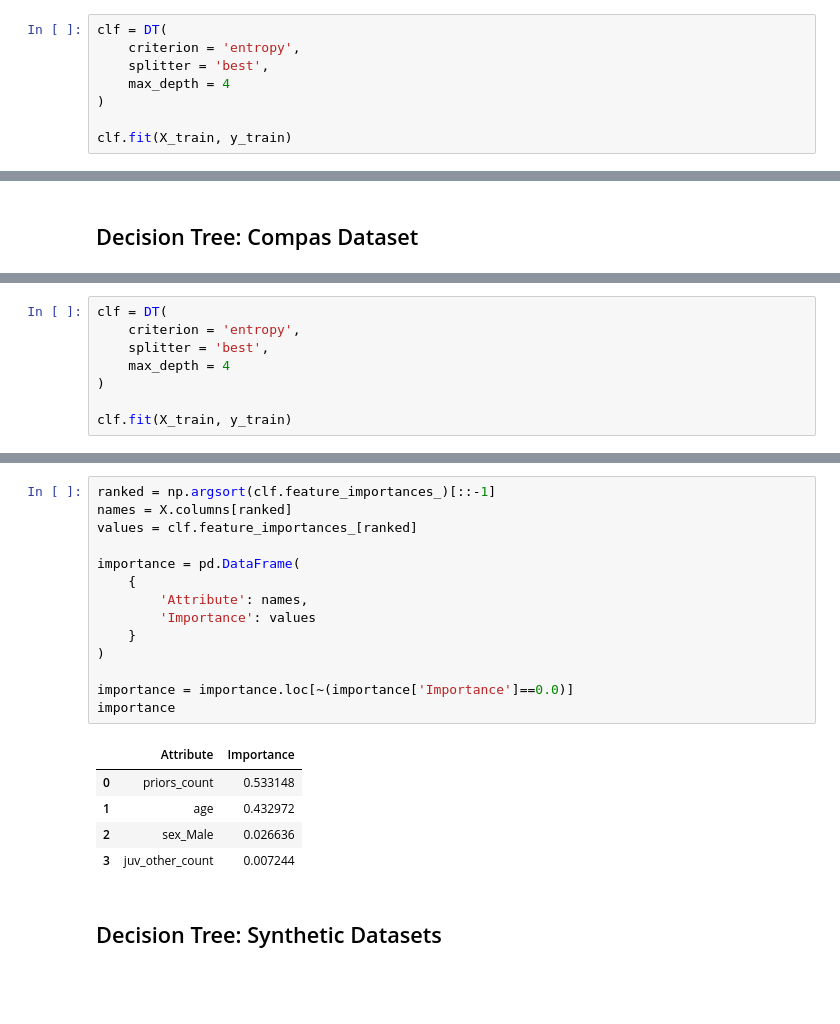
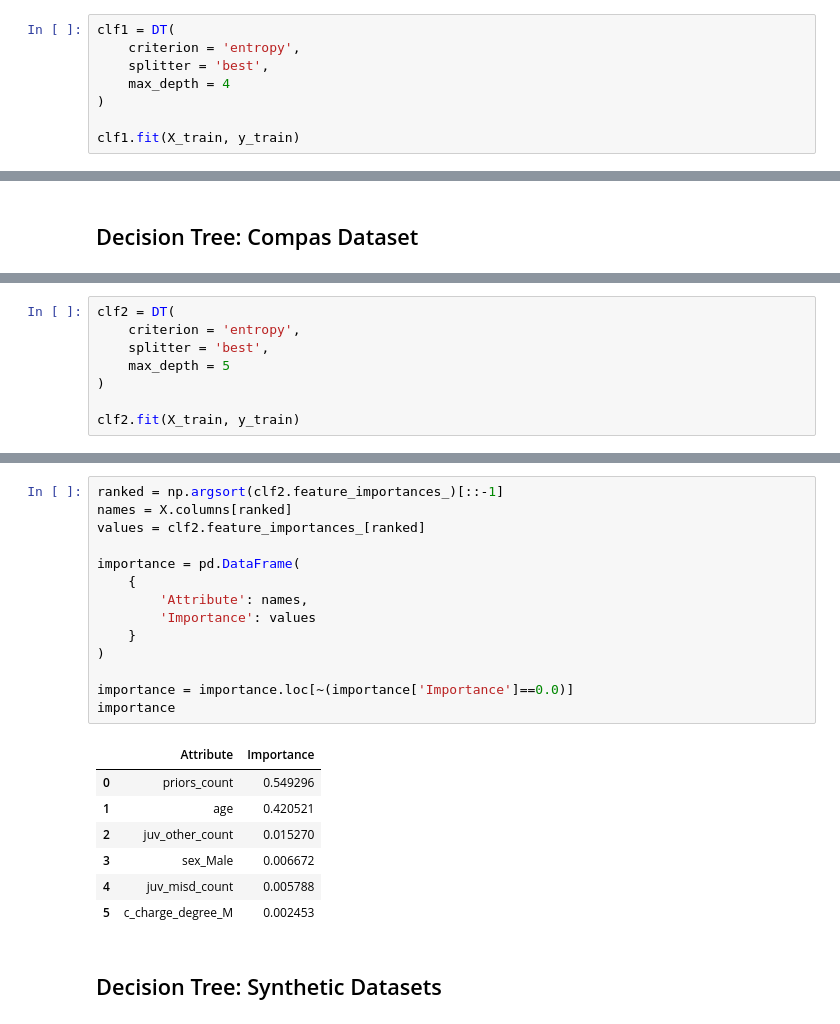
Before and after one commit to bcwein/Forseti, a Jupyter notebook: notebooks/intepretability.ipynb, the cells around one changed output, grey strips where cells are left out. Drawn from its saved outputs; the diff is of its cells as text; blank space fills up the shorter version.

```diff
--- a/notebooks/intepretability.ipynb
+++ b/notebooks/intepretability.ipynb
@@ -54,13 +55,13 @@ X = X.join(Xcat)
 # %% [markdown]
 Train the model on the training data.
 # %%
-clf = DT(
+clf1 = DT(
     criterion = 'entropy',
     splitter = 'best',
     max_depth = 4
 )
 
-clf.fit(X_train, y_train)
+clf1.fit(X_train, y_train)
 # %% [output]
 DecisionTreeClassifier(criterion='entropy', max_depth=4)
 # %% [markdown]
@@ -146,10 +134,10 @@ X = X.join(Xcat)
  ) = train_test_split(X, y, test_size=test_size)
 # %%
-clf = DT(
+clf2 = DT(
     criterion = 'entropy',
     splitter = 'best',
-    max_depth = 4
+    max_depth = 5
 )
 
-clf.fit(X_train, y_train)
+clf2.fit(X_train, y_train)
 # %% [output]
@@ -173,23 +145,25 @@ plt.savefig('dectree_test.jpg', dpi=300)
 # %%
-ranked = np.argsort(clf.feature_importances_)[::-1]
+ranked = np.argsort(clf2.feature_importances_)[::-1]
 names = X.columns[ranked]
-values = clf.feature_importances_[ranked]
+values = clf2.feature_importances_[ranked]
 
 importance = pd.DataFrame(
     {
         'Attribute': names,
         'Importance': values
     }
 )
 
 importance = importance.loc[~(importance['Importance']==0.0)]
 importance
 # %% [output]
 |  | Attribute | Importance |
-| 0 | priors_count | 0.533148 |
-| 1 | age | 0.432972 |
-| 2 | sex_Male | 0.026636 |
-| 3 | juv_other_count | 0.007244 |
+| 0 | priors_count | 0.549296 |
+| 1 | age | 0.420521 |
+| 2 | juv_other_count | 0.015270 |
+| 3 | sex_Male | 0.006672 |
+| 4 | juv_misd_count | 0.005788 |
+| 5 | c_charge_degree_M | 0.002453 |
 # %% [markdown]
 ## Decision Tree: Synthetic Datasets
 # %%
```
Also changed, not shown: parts of 46 cells of this notebook, 12 other files.
